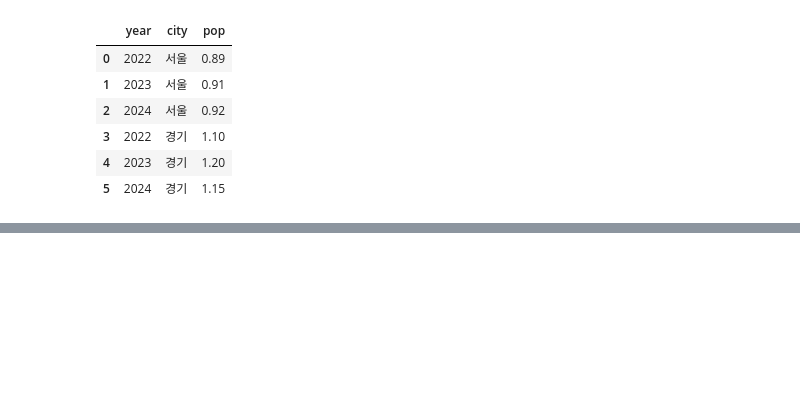
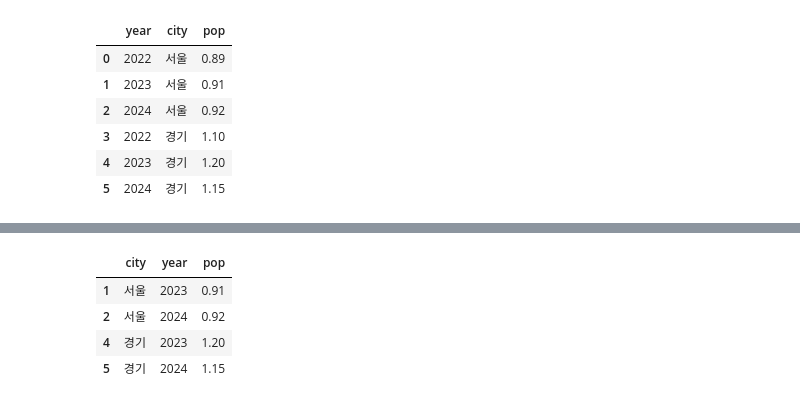
Before and after one commit to Sjleerodls/Data_Analysis, a Jupyter notebook: lab_da/da02_pandas.ipynb, the cells around one changed output, grey strips where cells are left out. Saved outputs shown, nothing was run; the diff lists cells and outputs as text; code cells hidden in the pictures; blank space fills up the shorter version.

```diff
--- a/lab_da/da02_pandas.ipynb
+++ b/lab_da/da02_pandas.ipynb
@@ -408,0 +547,9 @@ df[['year', 'city', 'pop']]
+# %%
+# 2022년을 제외한 행들을 선택
+df[df.year != 2022]
+# %% [output]
+|  | city | year | pop |
+| 1 | 서울 | 2023 | 0.91 |
+| 2 | 서울 | 2024 | 0.92 |
+| 4 | 경기 | 2023 | 1.20 |
+| 5 | 경기 | 2024 | 1.15 |
```
Also changed, not shown: parts of 31 cells of this notebook.
